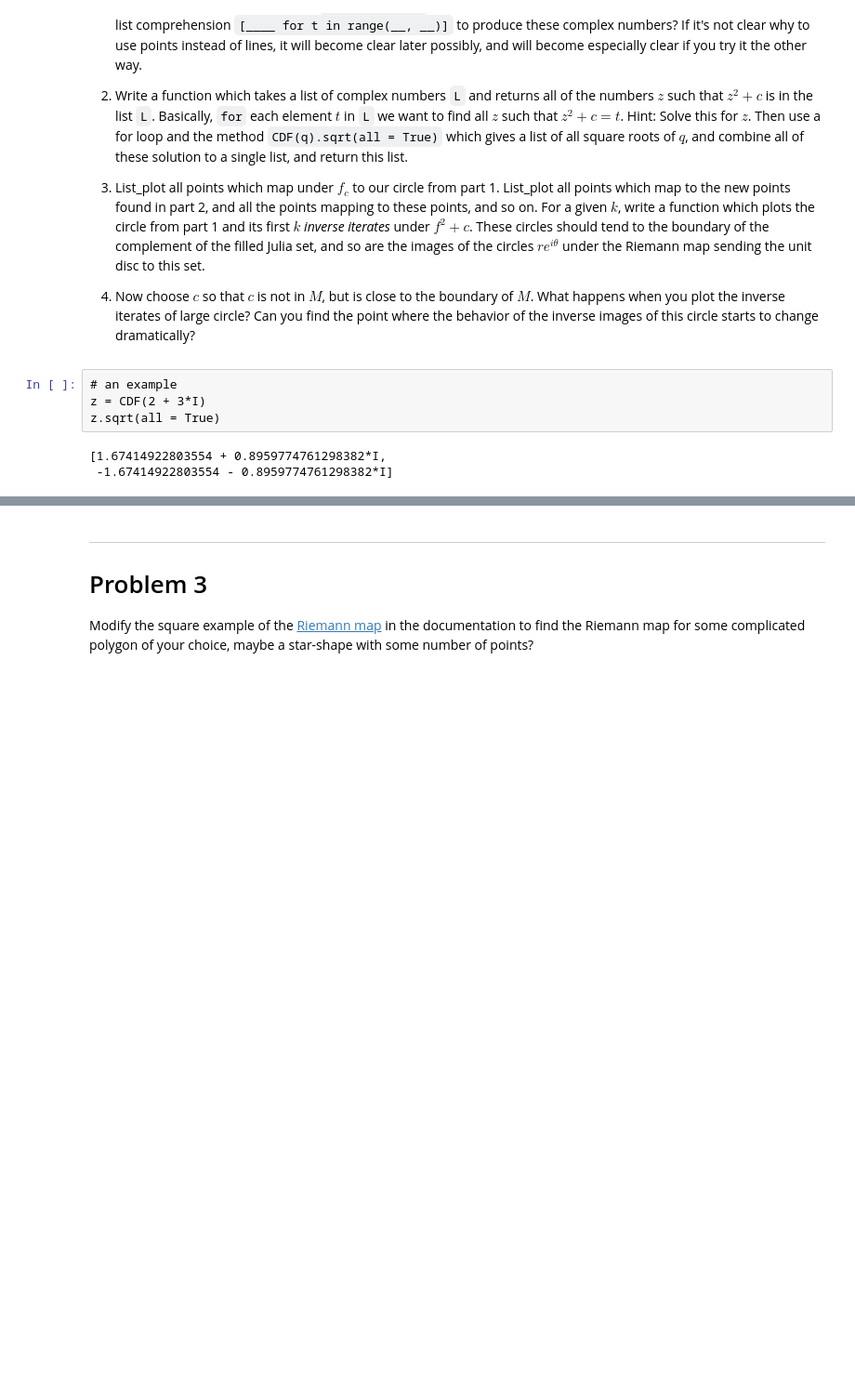
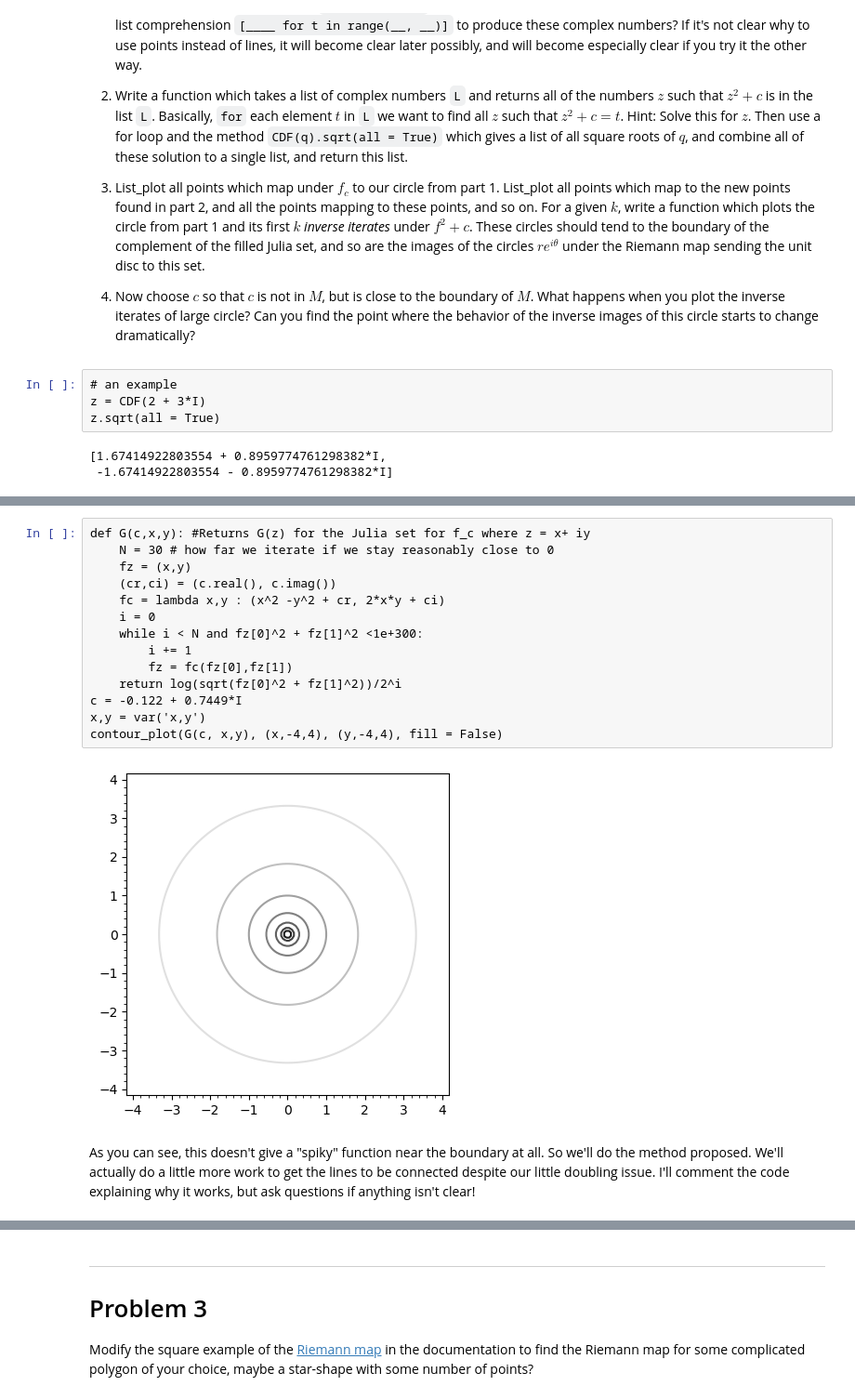
Before and after one commit to sam-dehority/SHPChaoasandFractals2021Spring, a Jupyter notebook: 3-13Problems.ipynb, the cells around one changed output, grey strips where cells are left out. Shown at 93% size. Cells and saved outputs as stored; diff of their text form; blank space fills up the shorter version.

```diff
--- a/3-13Problems.ipynb
+++ b/3-13Problems.ipynb
@@ -39,0 +62,18 @@ z.sqrt(all = True)
+# %%
+def G(c,x,y): #Returns G(z) for the Julia set for f_c where z = x+ iy
+    N = 30 # how far we iterate if we stay reasonably close to 0
+    fz = (x,y)
+    (cr,ci) = (c.real(), c.imag())
+    fc = lambda x,y : (x^2 -y^2 + cr, 2*x*y + ci)
+    i = 0
+    while i < N and fz[0]^2 + fz[1]^2 <1e+300:
+        i += 1
+        fz = fc(fz[0],fz[1])
+    return log(sqrt(fz[0]^2 + fz[1]^2))/2^i
+c = -0.122 + 0.7449*I
+x,y = var('x,y')
+contour_plot(G(c, x,y), (x,-4,4), (y,-4,4), fill = False)
+# %% [output]
+[figure, added]
+# %% [markdown]
+As you can see, this doesn't give a "spiky" function near the boundary at all. So we'll do the method proposed. We'll actually do a little more work to get the lines to be connected despite our little doubling issue. I'll comment the code explaining why it works, but ask questions if anything isn't clear!
```
Also changed, not shown: parts of 7 cells of this notebook.
